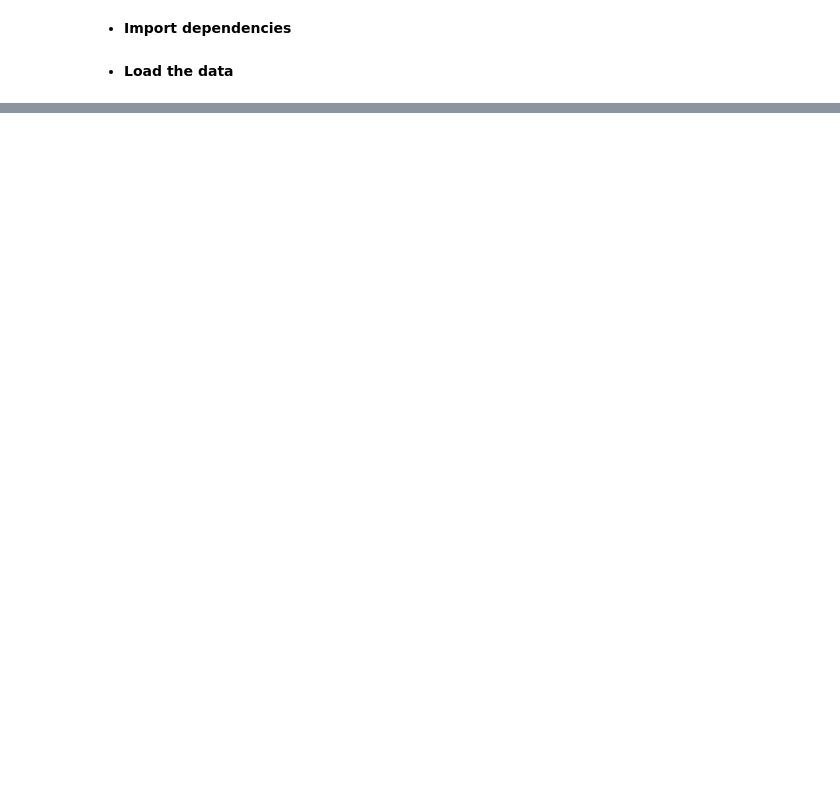
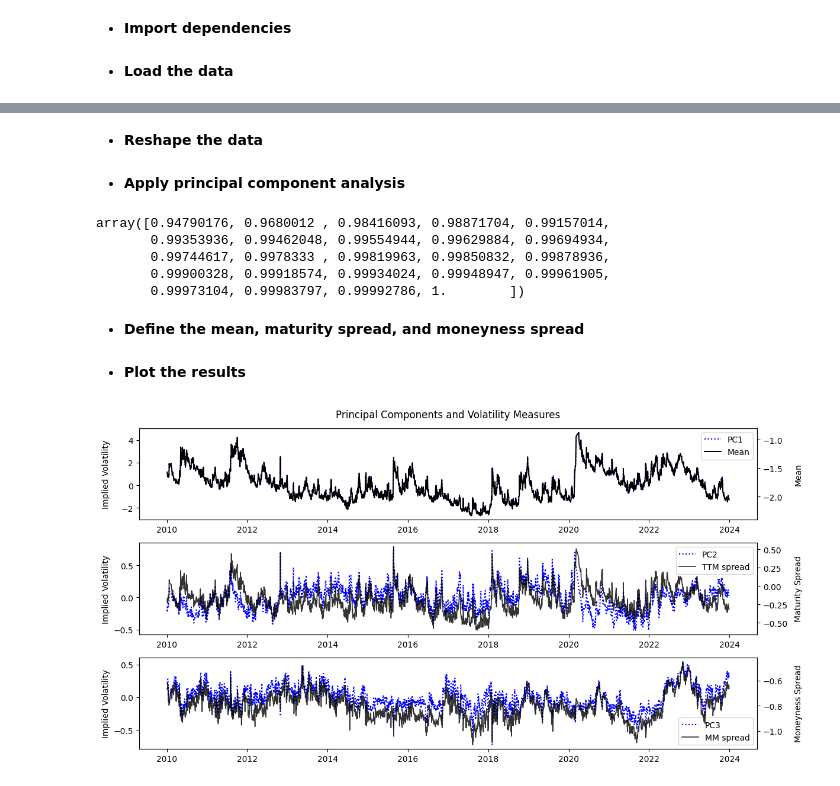
Before and after one commit to euanbronsky8/Thesis, a Jupyter notebook: 2. Prelim. Analysis.ipynb, the cells around one changed output, grey strips where cells are left out. Saved outputs shown, nothing was run; the diff lists cells and outputs as text; code cells hidden in the pictures; blank space fills up the shorter version.

```diff
--- a/2. Prelim. Analysis.ipynb
+++ b/2. Prelim. Analysis.ipynb
@@ -160,0 +160,2 @@ plt.show()
+# %% [markdown]
+- **Reshape the data**
@@ -160,0 +174,22 @@ plt.show()
+# %% [markdown]
+- **Apply principal component analysis**
+# %%
+# Apply the PCA function, and project the directions onto the data
+pca = PCA()
+PCs = pca.fit_transform(X)
+
+# Recover the 3 factors that explain the data the most
+PC1 = PCs[:, 0]
+PC2 = PCs[:, 1]
+PC3 = PCs[:, 2]
+
+# Cumulative variance explained by the principal components
+np.cumsum(pca.explained_variance_ratio_)
+# %% [output]
+array([0.94790176, 0.9680012 , 0.98416093, 0.98871704, 0.99157014,
+       0.99353936, 0.99462048, 0.99554944, 0.99629884, 0.99694934,
+       0.99744617, 0.9978333 , 0.99819963, 0.99850832, 0.99878936,
+       0.99900328, 0.99918574, 0.99934024, 0.99948947, 0.99961905,
+       0.99973104, 0.99983797, 0.99992786, 1.        ])
+# %% [markdown]
+- **Define the mean, maturity spread, and moneyness spread**
@@ -160,0 +219,55 @@ plt.show()
+# %% [markdown]
+- **Plot the results**
+# %%
+# Create helper function for the legend
+def add_legend(ax_left, ax_right, loc='lower left'):
+    lines1, labels1 = ax_left.get_legend_handles_labels()
+    lines2, labels2 = ax_right.get_legend_handles_labels()
+    ax_left.legend(lines1 + lines2, labels1 + labels2, loc=loc)
+
+# Define plotting environment
+fig, axes = plt.subplots(3, 1, figsize=(12, 6))
+
+# Plot the mean series
+ax1 = axes[0]
+ax2 = ax1.twinx()
+ax1.plot(df_pivot.index, PC1, label = 'PC1', color = 'blue', linestyle = ':')
+ax2.plot(df_pivot.index, mean_series, color = 'black', label = 'Mean', alpha=1, linewidth = 1.4)
+add_legend(ax1, ax2, loc='upper right')
+ax1.set_ylabel('Implied Volatility', fontsize=10)
+#ax1.set_title('Factor 1 vs. Average Implied Volatility', fontsize=11)
+ax2.set_ylabel('Mean', fontsize=10)
+
+# Plot the time-to-maturity spread
+ax3 = axes[1]
+ax4 = ax3.twinx()
+ax3.plot(df_pivot.index, PC2, label = 'PC2', color='blue', linestyle = ':')
+ax4.plot(df_pivot.index, ttm_spread, color='black', label = 'TTM spread', alpha=0.8, linewidth=1.2)
+add_legend(ax3, ax4, loc='upper right')
+#ax3.set_title('Factor 2 vs. Slope of Volatility Term Structure', fontsize=11)
+ax3.set_ylabel('Implied Volatility', fontsize=10)
+ax4.set_ylabel('Maturity Spread', fontsize=10)
+
+# Plot the moneyness spread
+ax5 = axes[2]
+ax6 = ax5.twinx()
+ax5.plot(df_pivot.index, PC3, label = 'PC3', color='blue', linestyle = ':')
+ax6.plot(df_pivot.index, mm_spread, color = 'black', label = 'MM spread', alpha=0.8, linewidth = 1.2)
+add_legend(ax5, ax6, loc='lower right')
+#ax5.set_title('Factor 3 vs. Slope of Volatility Smile', fontsize=11)
+ax5.set_ylabel('Implied Volatility', fontsize=10)
+ax6.set_ylabel('Moneyness Spread', fontsize=10)
+
+#for ax in axes.flat:
+    #ax.grid(True, alpha=0.5)
+
+# Plot the results
+plt.tight_layout()
+fig.suptitle('Principal Components and Volatility Measures', fontsize=12, y=1.02)
+fig.align_ylabels(axes)
+for ax in [ax2, ax4, ax6]:
+    ax.yaxis.set_label_coords(1.06, 0.5)
+plt.savefig("/Users/Euan Bronsky/Downloads/pca.plot.png", bbox_inches='tight')
+plt.show()
+# %% [output]
+[figure, added]
```
Also changed, not shown: parts of 17 cells of this notebook.
